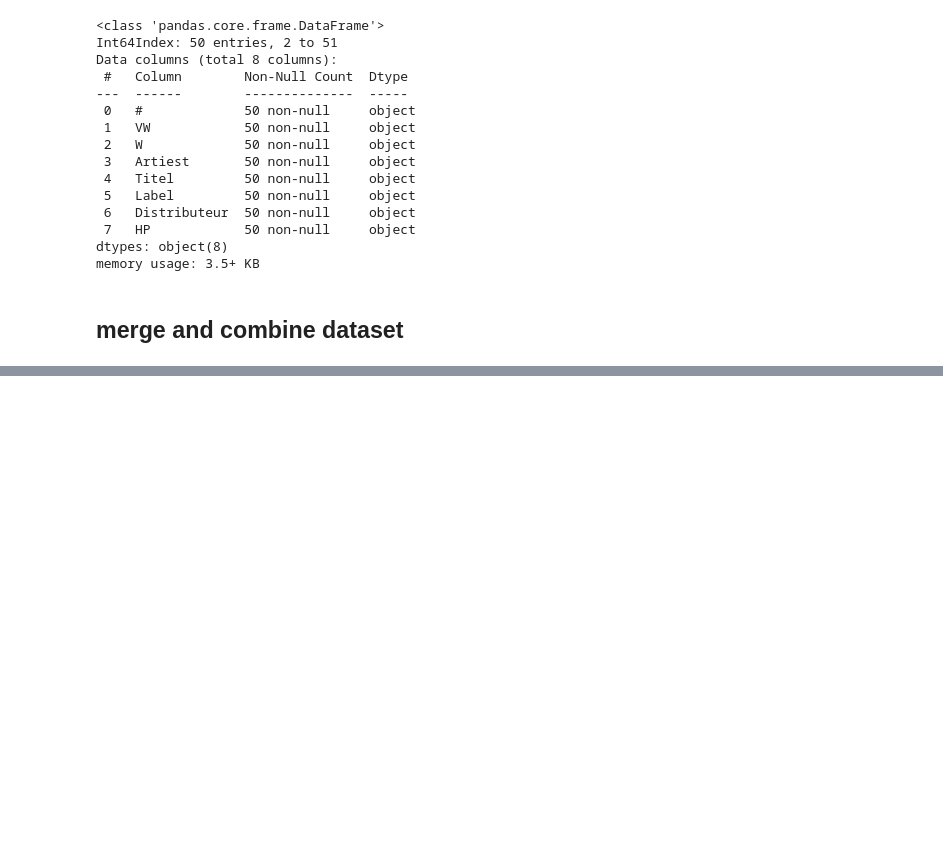
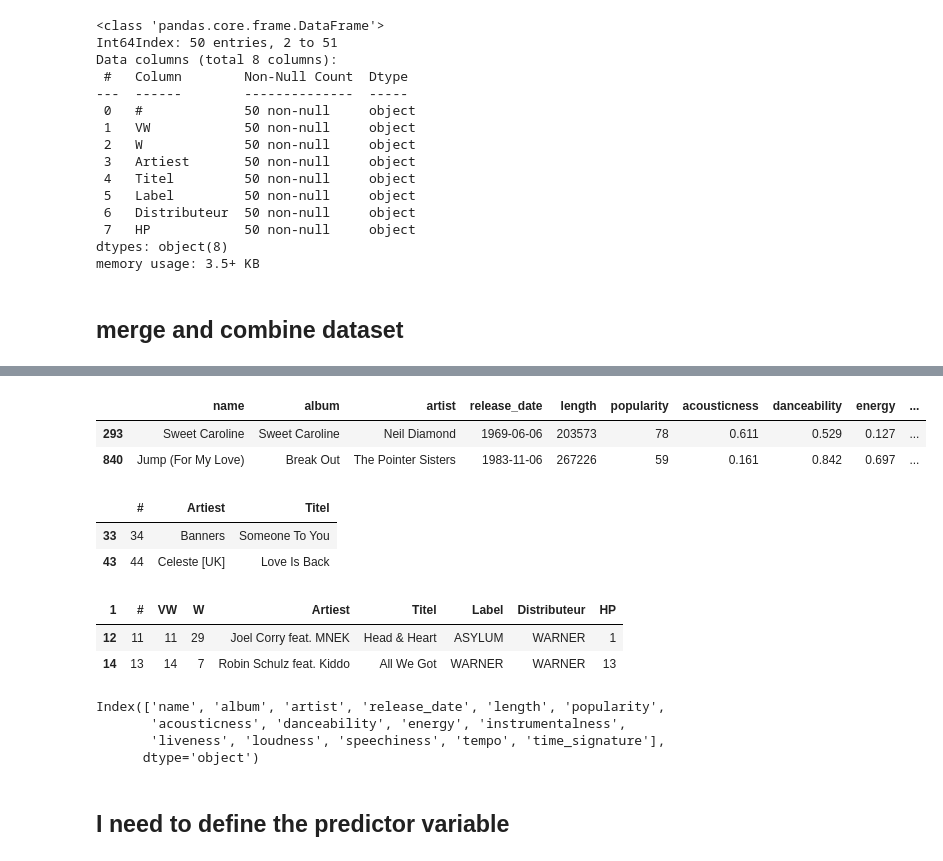
Before and after one commit to albert-kevin/G15SDSHackathon2021, a Jupyter notebook: code/notebooks/kevin/02_dataReporting.ipynb, the cells around one changed output, grey strips where cells are left out. Cells and saved outputs as stored; diff of their text form; code cells hidden in the pictures; blank space fills up the shorter version.

```diff
--- a/code/notebooks/kevin/02_dataReporting.ipynb
+++ b/code/notebooks/kevin/02_dataReporting.ipynb
@@ -236,0 +246,25 @@ memory usage: 3.5+ KB
+# %%
+spotify_df.sample(2)
+# %% [output]
+|  | name | album | artist | release_date | length | popularity | acousticness | danceability | energy | ... |
+| 293 | Sweet Caroline | Sweet Caroline | Neil Diamond | 1969-06-06 | 203573 | 78 | 0.611 | 0.529 | 0.127 | ... |
+| 840 | Jump (For My Love) | Break Out | The Pointer Sisters | 1983-11-06 | 267226 | 59 | 0.161 | 0.842 | 0.697 | ... |
+# %%
+ultratop_flanders_df.sample(2)
+# %% [output]
+|  | # | Artiest | Titel |
+| 33 | 34 | Banners | Someone To You |
+| 43 | 44 | Celeste [UK] | Love Is Back |
+# %%
+ultratop_flanders_meta_df.sample(2)
+# %% [output]
+| 1 | # | VW | W | Artiest | Titel | Label | Distributeur | HP |
+| 12 | 11 | 11 | 29 | Joel Corry feat. MNEK | Head & Heart | ASYLUM | WARNER | 1 |
+| 14 | 13 | 14 | 7 | Robin Schulz feat. Kiddo | All We Got | WARNER | WARNER | 13 |
+# %%
+spotify_df.columns
+# %% [output]
+Index(['name', 'album', 'artist', 'release_date', 'length', 'popularity',
+       'acousticness', 'danceability', 'energy', 'instrumentalness',
+       'liveness', 'loudness', 'speechiness', 'tempo', 'time_signature'],
+      dtype='object')
@@ -236,0 +277,2 @@ memory usage: 3.5+ KB
+# %% [markdown]
+## I need to define the predictor variable
```
Also changed, not shown: parts of 19 cells of this notebook, 1 other file.
